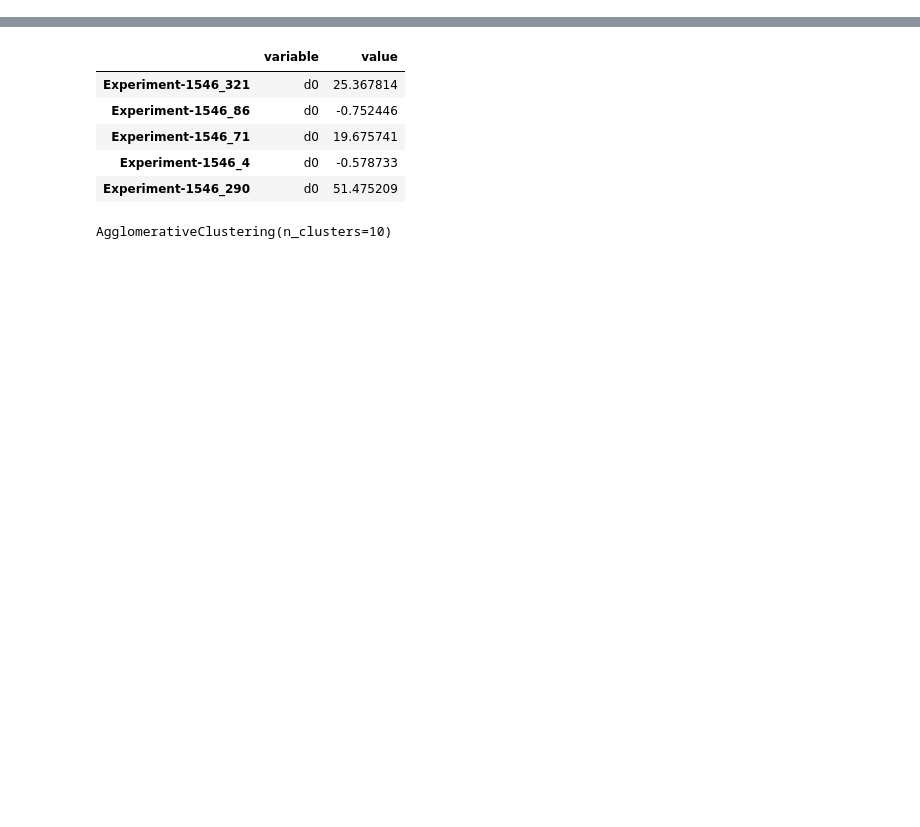
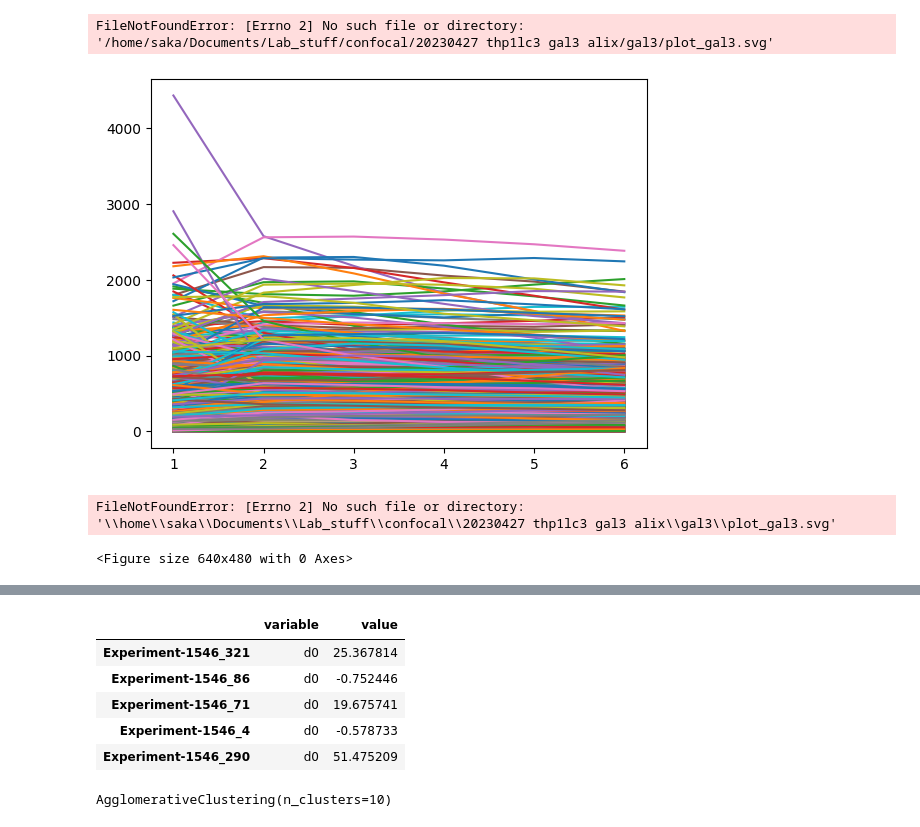
Before and after one commit to jaugenst/pyimagej_workflows, a Jupyter notebook: notebooks/test_clustering.ipynb, the cells around one changed output, grey strips where cells are left out. Drawn from its saved outputs; the diff is of its cells as text; code cells hidden in the pictures; blank space fills up the shorter version.

```diff
--- a/notebooks/test_clustering.ipynb
+++ b/notebooks/test_clustering.ipynb
@@ -43,4 +43,19 @@ df.head()
 5 rows × 682 columns
+# %%
+for i in range (2, len(df.columns)):
+    plt.plot(df['circle'], df[df.columns[i]])
+
+result = f"/home/saka/Documents/Lab_stuff/confocal/20230427 thp1lc3 gal3 alix/gal3/plot_gal3.svg"
+plt.savefig(result)
+# %% [output]
+FileNotFoundError: [Errno 2] No such file or directory: '/home/saka/Documents/Lab_stuff/confocal/20230427 thp1lc3 gal3 alix/gal3/plot_gal3.svg'
+[figure, added]
+# %%
+result = Path(f"/home/saka/Documents/Lab_stuff/confocal/20230427 thp1lc3 gal3 alix/gal3/plot_gal3.svg")
+plt.savefig(result)
+# %% [output]
+FileNotFoundError: [Errno 2] No such file or directory: '\\home\\saka\\Documents\\Lab_stuff\\confocal\\20230427 thp1lc3 gal3 alix\\gal3\\plot_gal3.svg'
+<Figure size 640x480 with 0 Axes>
 # %%
 df_transposed = df.transpose()
 # %%
```
Also changed, not shown: parts of 7 cells of this notebook, 2 other files.
